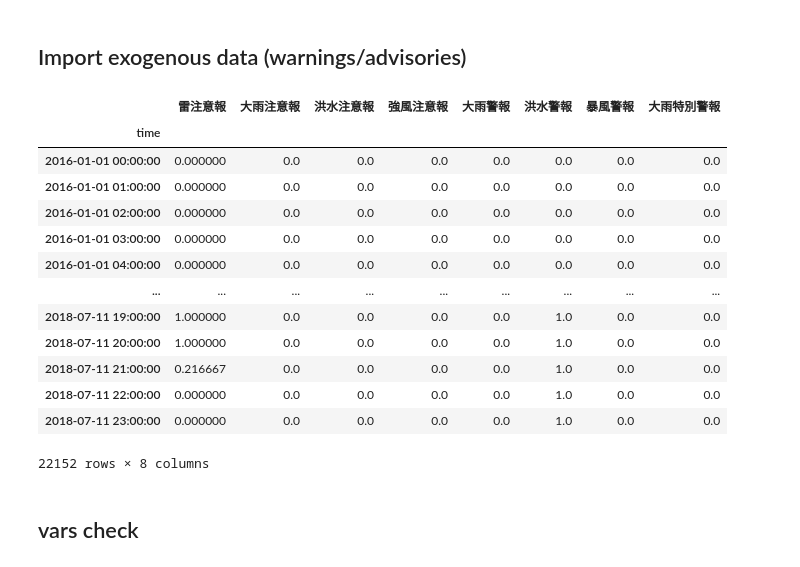
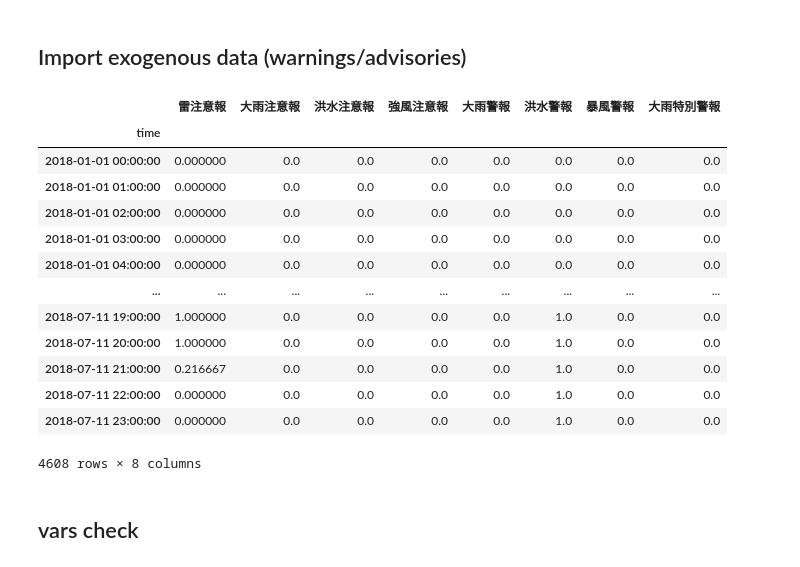
Before and after one commit to ShinISHII/Forecasting_population, a Jupyter notebook: LSTM/pytorch_ver3.ipynb, the cells around one changed output. Cells and saved outputs as stored; diff of their text form; code cells hidden in the pictures.

```diff
--- a/LSTM/pytorch_ver3.ipynb
+++ b/LSTM/pytorch_ver3.ipynb
@@ -44,7 +44,7 @@ os.makedirs(directory, exist_ok=True)
 
 
 ## 2018年-豪雨
-train_start_date    = '2016-01-01 00:00:00'
+train_start_date    = '2018-01-01 00:00:00'
 train_end_date      = '2018-06-30 23:59:59'
 test_start_date     = '2018-07-01 00:00:00'
 test_end_date       = '2018-07-11 23:59:59'
@@ -206,37 +260,37 @@ print(len(y_temperature_normalize))
 # %%
 import pickle
 
 # 日本語フォントを可能にするアイテム
 from matplotlib import rcParams
 rcParams['font.family'] = 'Noto Sans CJK JP'
 
 # pickleで保存したファイルを読み込み
-warning_path = '../html/kurashiki/output/warning_list.pickle'
-with open(warning_path, mode='rb') as fi:
+path_warning = '../html/kurashiki/output/warning_list.pickle'
+with open(path_warning, mode='rb') as fi:
     data = pickle.load(fi)
 
 df_warnings_tmp = data['combined_df']
 
 # データを指定した期間でフィルタリング
 df_warnings = df_warnings_tmp.loc[train_start_date:test_end_date]
 
 timeLine=df_warnings.index
 df_warnings
 # %% [output]
 |  | 雷注意報 | 大雨注意報 | 洪水注意報 | 強風注意報 | 大雨警報 | 洪水警報 | 暴風警報 | 大雨特別警報 |
 | time |  |  |  |  |  |  |  |  |
-| 2016-01-01 00:00:00 | 0.000000 | 0.0 | 0.0 | 0.0 | 0.0 | 0.0 | 0.0 | 0.0 |
-| 2016-01-01 01:00:00 | 0.000000 | 0.0 | 0.0 | 0.0 | 0.0 | 0.0 | 0.0 | 0.0 |
-| 2016-01-01 02:00:00 | 0.000000 | 0.0 | 0.0 | 0.0 | 0.0 | 0.0 | 0.0 | 0.0 |
-| 2016-01-01 03:00:00 | 0.000000 | 0.0 | 0.0 | 0.0 | 0.0 | 0.0 | 0.0 | 0.0 |
-| 2016-01-01 04:00:00 | 0.000000 | 0.0 | 0.0 | 0.0 | 0.0 | 0.0 | 0.0 | 0.0 |
+| 2018-01-01 00:00:00 | 0.000000 | 0.0 | 0.0 | 0.0 | 0.0 | 0.0 | 0.0 | 0.0 |
+| 2018-01-01 01:00:00 | 0.000000 | 0.0 | 0.0 | 0.0 | 0.0 | 0.0 | 0.0 | 0.0 |
+| 2018-01-01 02:00:00 | 0.000000 | 0.0 | 0.0 | 0.0 | 0.0 | 0.0 | 0.0 | 0.0 |
+| 2018-01-01 03:00:00 | 0.000000 | 0.0 | 0.0 | 0.0 | 0.0 | 0.0 | 0.0 | 0.0 |
+| 2018-01-01 04:00:00 | 0.000000 | 0.0 | 0.0 | 0.0 | 0.0 | 0.0 | 0.0 | 0.0 |
 | ... | ... | ... | ... | ... | ... | ... | ... | ... |
 | 2018-07-11 19:00:00 | 1.000000 | 0.0 | 0.0 | 0.0 | 0.0 | 1.0 | 0.0 | 0.0 |
 | 2018-07-11 20:00:00 | 1.000000 | 0.0 | 0.0 | 0.0 | 0.0 | 1.0 | 0.0 | 0.0 |
 | 2018-07-11 21:00:00 | 0.216667 | 0.0 | 0.0 | 0.0 | 0.0 | 1.0 | 0.0 | 0.0 |
 | 2018-07-11 22:00:00 | 0.000000 | 0.0 | 0.0 | 0.0 | 0.0 | 1.0 | 0.0 | 0.0 |
 | 2018-07-11 23:00:00 | 0.000000 | 0.0 | 0.0 | 0.0 | 0.0 | 1.0 | 0.0 | 0.0 |
-22152 rows × 8 columns
+4608 rows × 8 columns
 # %% [markdown]
 ## vars check
 # %%
```
Also changed, not shown: parts of 21 cells of this notebook, 30 other files.
